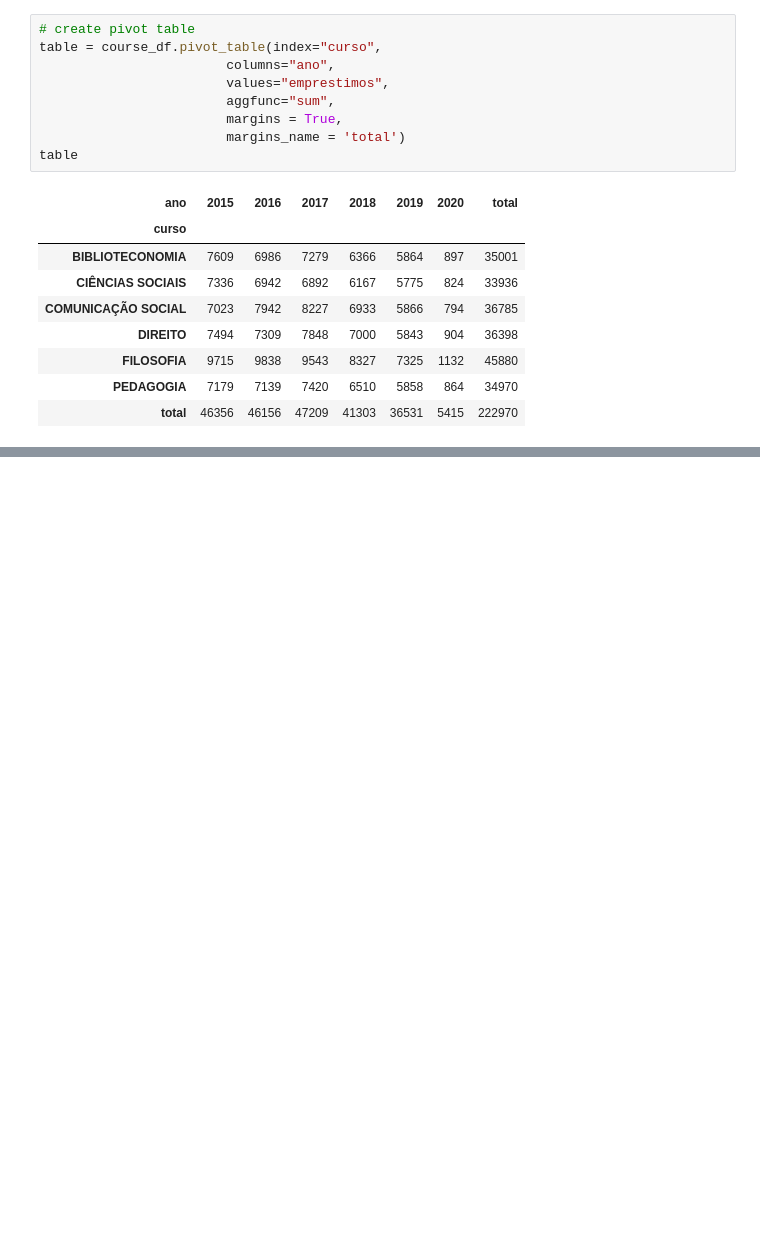
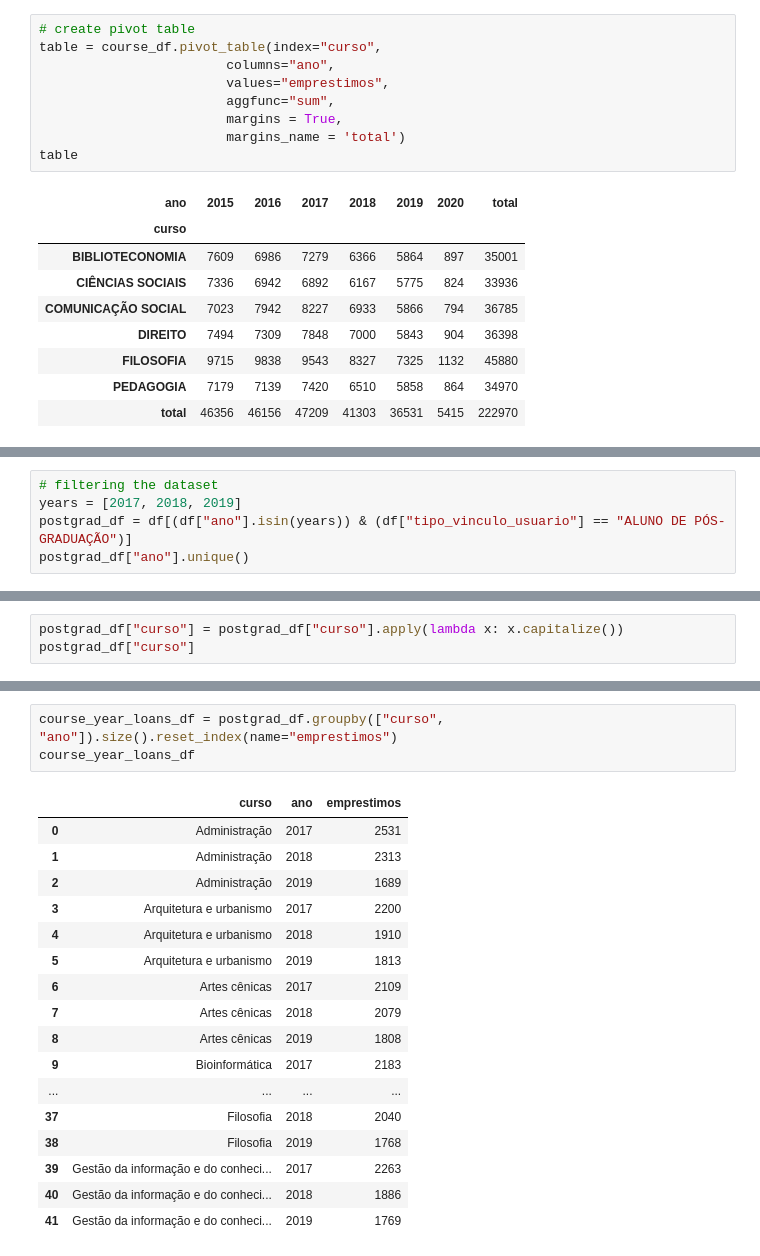
Before and after one commit to luiizsps/ufrn_library, a Jupyter notebook: ufrn_library.ipynb, the cells around one changed output, grey strips where cells are left out. Saved outputs shown, nothing was run; the diff lists cells and outputs as text; blank space fills up the shorter version.

```diff
--- a/ufrn_library.ipynb
+++ b/ufrn_library.ipynb
@@ -961,0 +973,5 @@ table
+# %%
+# filtering the dataset
+years = [2017, 2018, 2019]
+postgrad_df = df[(df["ano"].isin(years)) & (df["tipo_vinculo_usuario"] == "ALUNO DE PÓS-GRADUAÇÃO")]
+postgrad_df["ano"].unique()
@@ -961,0 +986,3 @@ table
+# %%
+postgrad_df["curso"] = postgrad_df["curso"].apply(lambda x: x.capitalize())
+postgrad_df["curso"]
@@ -961,0 +1007,21 @@ table
+# %%
+course_year_loans_df = postgrad_df.groupby(["curso", "ano"]).size().reset_index(name="emprestimos")
+course_year_loans_df
+# %% [output]
+|  | curso | ano | emprestimos |
+| 0 | Administração | 2017 | 2531 |
+| 1 | Administração | 2018 | 2313 |
+| 2 | Administração | 2019 | 1689 |
+| 3 | Arquitetura e urbanismo | 2017 | 2200 |
+| 4 | Arquitetura e urbanismo | 2018 | 1910 |
+| 5 | Arquitetura e urbanismo | 2019 | 1813 |
+| 6 | Artes cênicas | 2017 | 2109 |
+| 7 | Artes cênicas | 2018 | 2079 |
+| 8 | Artes cênicas | 2019 | 1808 |
+| 9 | Bioinformática | 2017 | 2183 |
+| ... | ... | ... | ... |
+| 37 | Filosofia | 2018 | 2040 |
+| 38 | Filosofia | 2019 | 1768 |
+| 39 | Gestão da informação e do conheci... | 2017 | 2263 |
+| 40 | Gestão da informação e do conheci... | 2018 | 1886 |
+| 41 | Gestão da informação e do conheci... | 2019 | 1769 |
```
Also changed, not shown: parts of 15 cells of this notebook, 1 other file.
